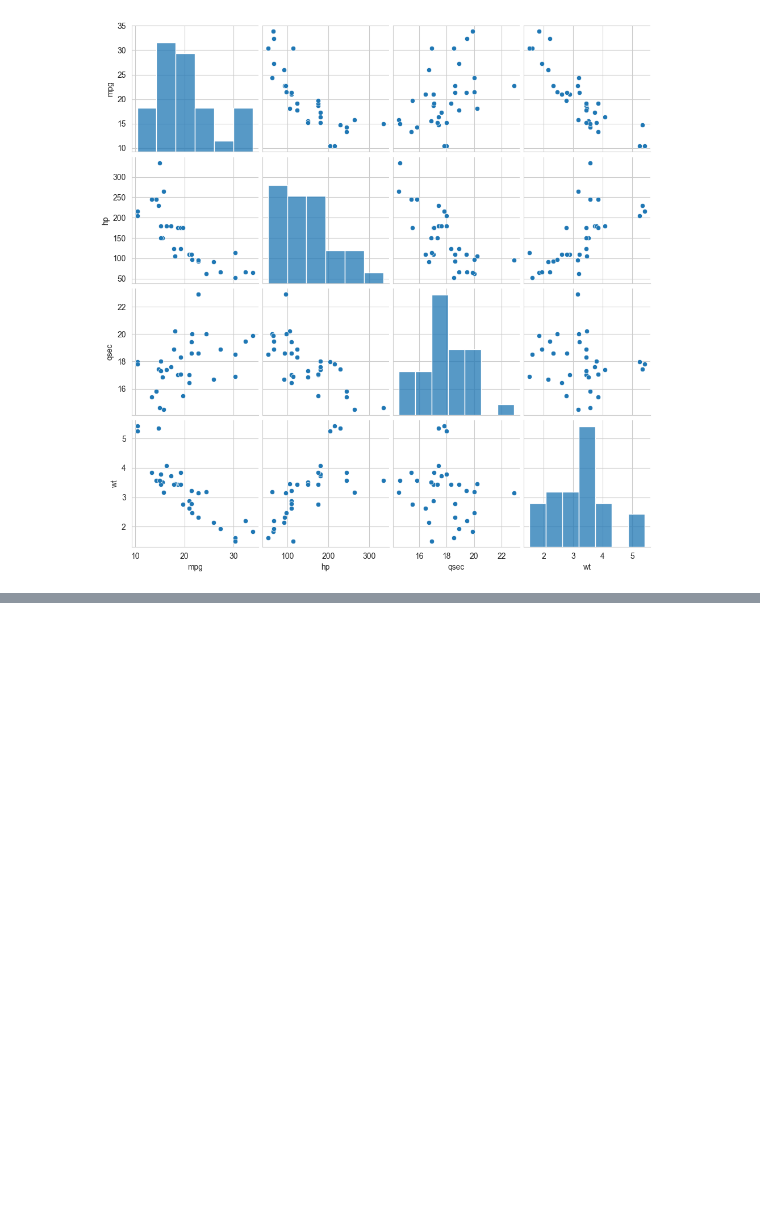
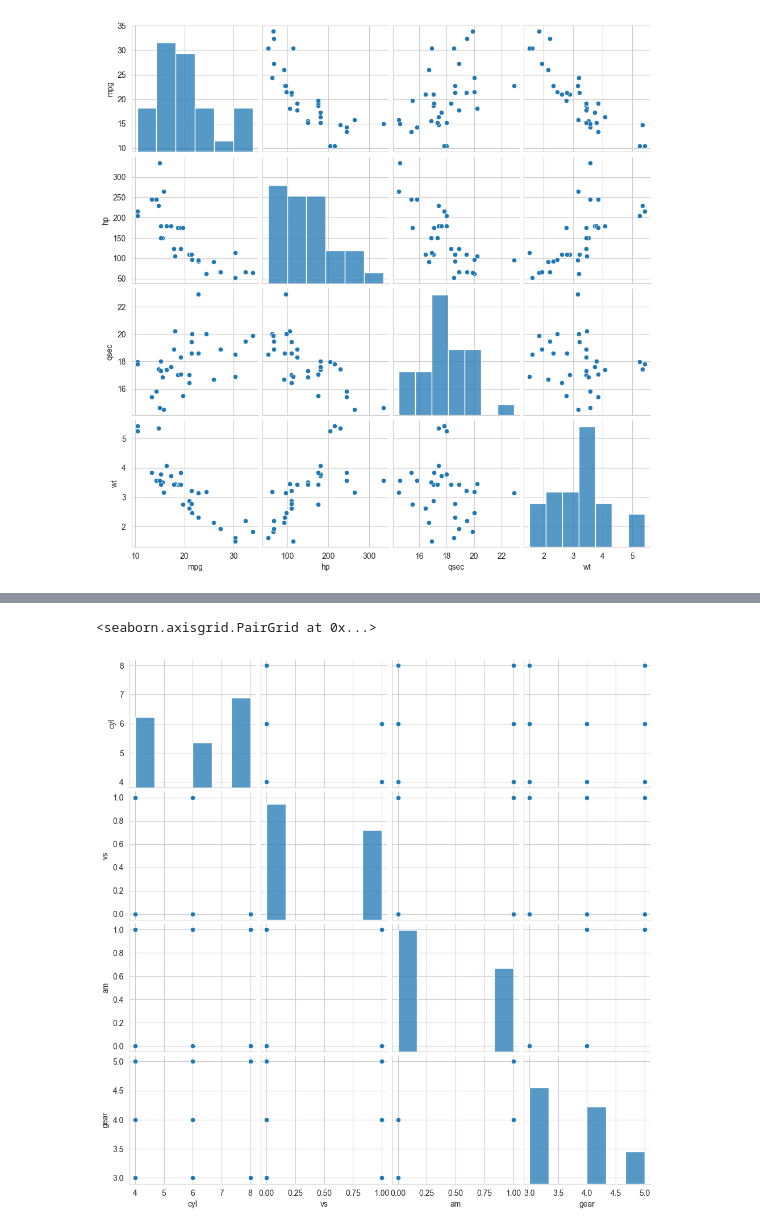
Before and after one commit to AbdullatifSadiq/Basic-Data-Science-Exercises, a Jupyter notebook: mathsAndStats.ipynb, the cells around one changed output, grey strips where cells are left out. Drawn from its saved outputs; the diff is of its cells as text; code cells hidden in the pictures; blank space fills up the shorter version.

```diff
--- a/mathsAndStats.ipynb
+++ b/mathsAndStats.ipynb
@@ -321,0 +342,4 @@ sb.pairplot(X)
+# %%
+%matplotlib inline
+rcParams['figure.figsize'] = 8,4
+sb.set_style('whitegrid')
@@ -321,0 +348,7 @@ sb.pairplot(X)
+# %%
+address = "C:/Users/HP/Documents/Programming/PROJECTS/Exercise Files/Data/mtcars.csv"
+
+cars = pd.read_csv(address)
+cars.columns = ['car_names','mpg','cyl','disp','hp','drat','wt','qsec','vs','am','gear','carb']
+
+cars.head()
@@ -321,0 +367,6 @@ sb.pairplot(X)
+# %%
+X = cars[['cyl','vs','am','gear']]
+sb.pairplot(X)
+# %% [output]
+<seaborn.axisgrid.PairGrid at 0x...>
+[figure, added]
```
Also changed, not shown: parts of 5 cells of this notebook.
